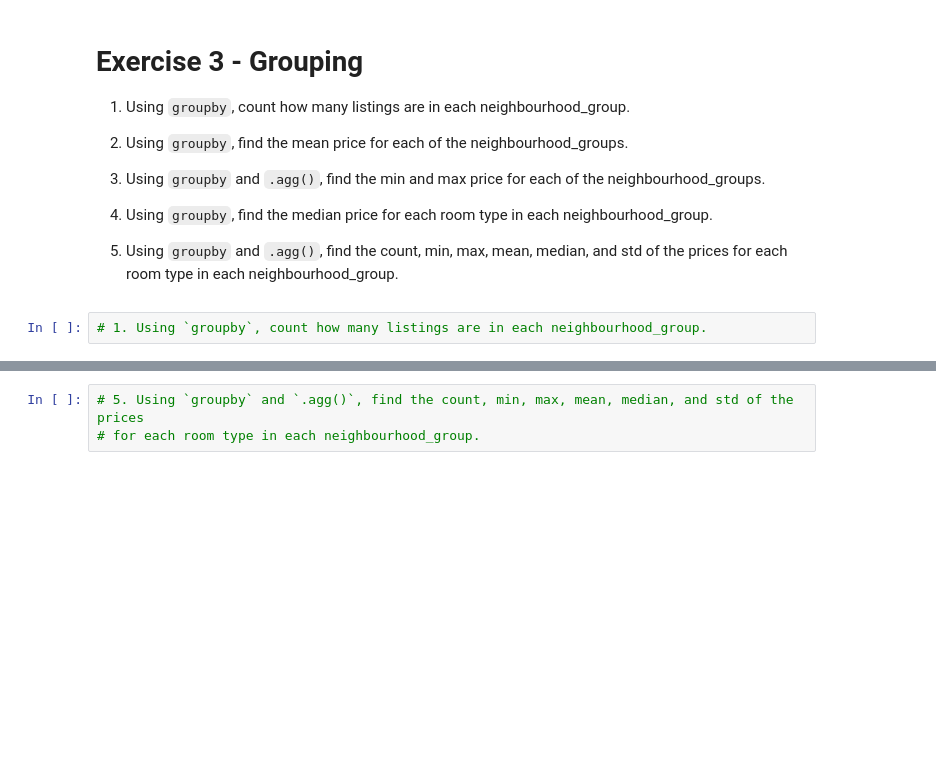
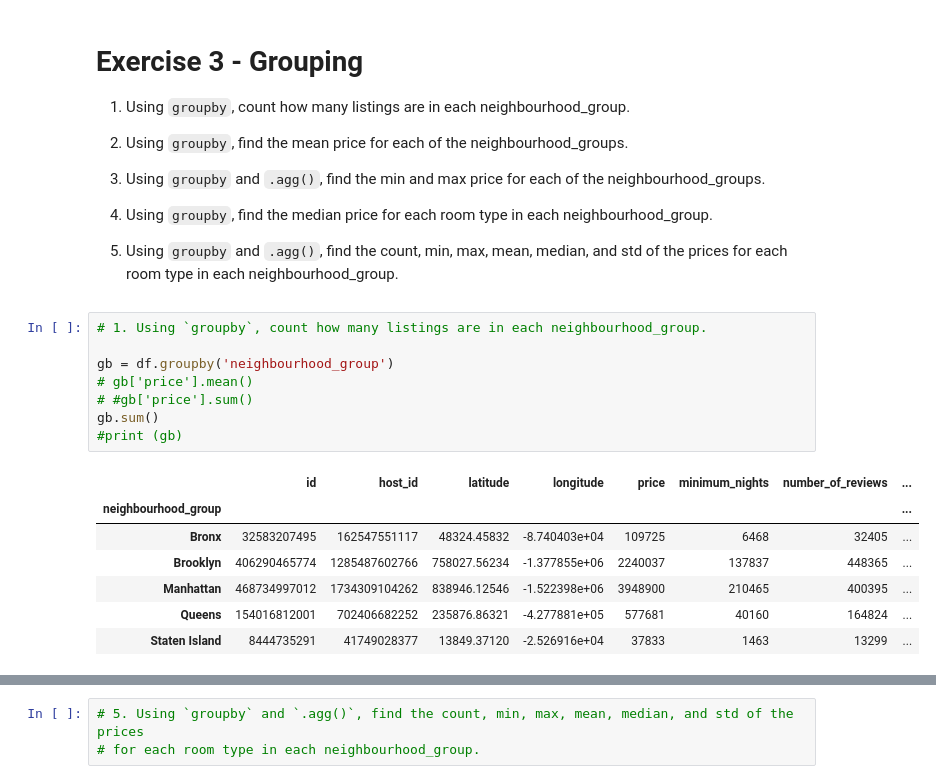
Before and after one commit to korchkovarthur/2021-fall-data-science, a Jupyter notebook: Week-01-Pandas/Exercise.ipynb, the cells around one changed output, grey strips where cells are left out. Drawn from its saved outputs; the diff is of its cells as text; blank space fills up the shorter version.

```diff
--- a/Week-01-Pandas/Exercise.ipynb
+++ b/Week-01-Pandas/Exercise.ipynb
@@ -199,5 +199,19 @@ Percentige of shared rooms:  2.12134889419047
 5. Using `groupby` and `.agg()`, find the count, min, max, mean, median, and std of the prices for each room type in each neighbourhood_group.
 # %%
 # 1. Using `groupby`, count how many listings are in each neighbourhood_group.
+
+gb = df.groupby('neighbourhood_group')
+# gb['price'].mean()
+# #gb['price'].sum()
+gb.sum()
+#print (gb)
+# %% [output]
+|  | id | host_id | latitude | longitude | price | minimum_nights | number_of_reviews | ... |
+| neighbourhood_group |  |  |  |  |  |  |  | ... |
+| Bronx | 32583207495 | 162547551117 | 48324.45832 | -8.740403e+04 | 109725 | 6468 | 32405 | ... |
+| Brooklyn | 406290465774 | 1285487602766 | 758027.56234 | -1.377855e+06 | 2240037 | 137837 | 448365 | ... |
+| Manhattan | 468734997012 | 1734309104262 | 838946.12546 | -1.522398e+06 | 3948900 | 210465 | 400395 | ... |
+| Queens | 154016812001 | 702406682252 | 235876.86321 | -4.277881e+05 | 577681 | 40160 | 164824 | ... |
+| Staten Island | 8444735291 | 41749028377 | 13849.37120 | -2.526916e+04 | 37833 | 1463 | 13299 | ... |
 # %%
 # 2. Using `groupby`, find the mean price for each of the neighbourhood_groups.
```
Also changed, not shown: parts of 3 cells of this notebook, 1 other file.
